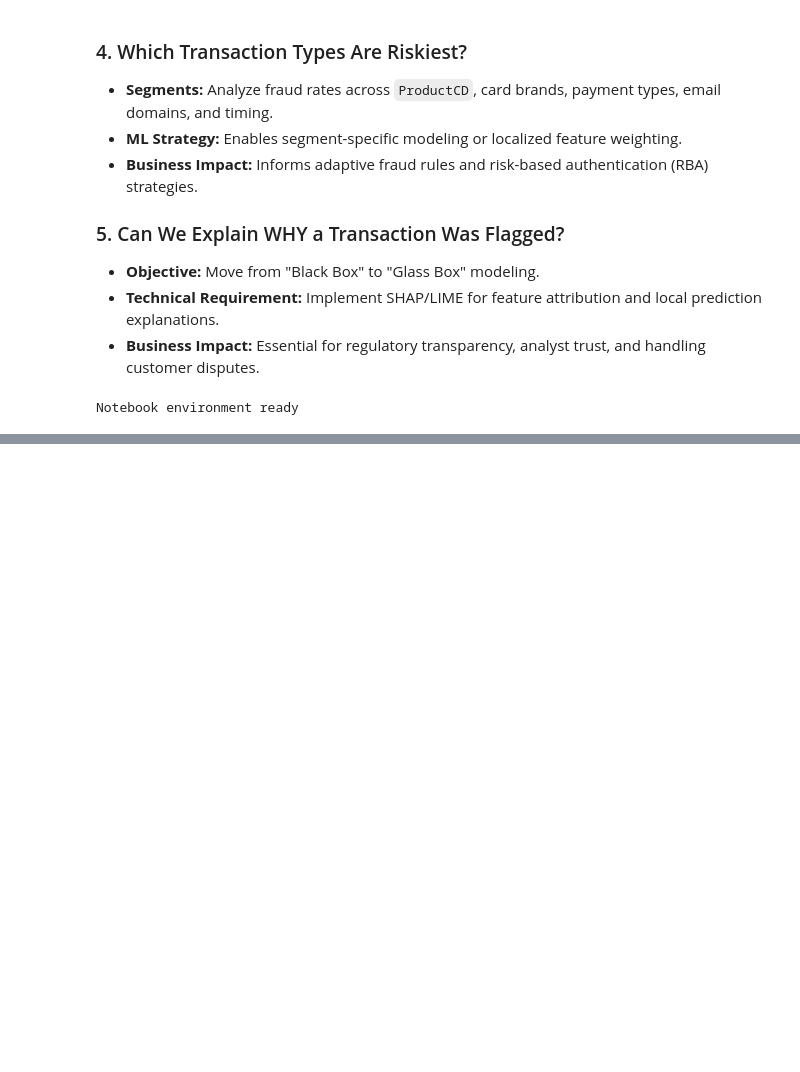
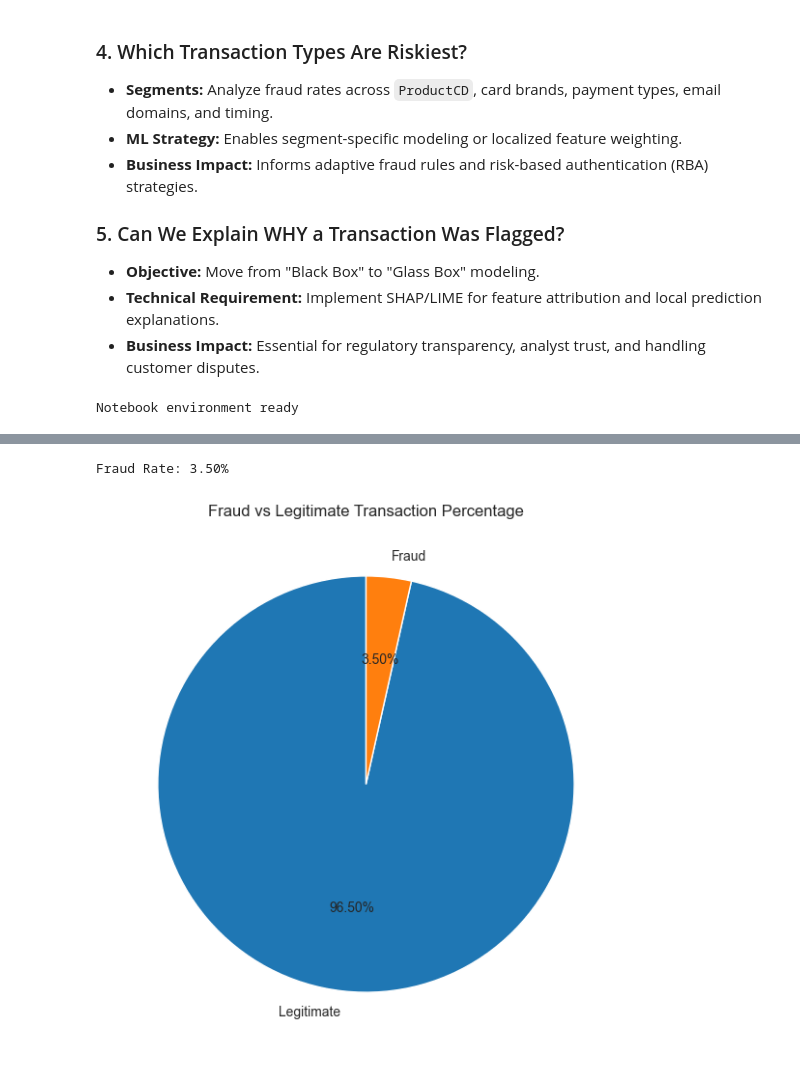
Before and after one commit to PM-1102/fraud-detection, a Jupyter notebook: notebooks/01_eda.ipynb, the cells around one changed output, grey strips where cells are left out. Cells and saved outputs as stored; diff of their text form; code cells hidden in the pictures; blank space fills up the shorter version.

```diff
--- a/notebooks/01_eda.ipynb
+++ b/notebooks/01_eda.ipynb
@@ -64,0 +313,35 @@ Notebook environment ready
+# %%
+# FRAUD RATE SUMMARY
+
+fraud_percentage = (
+    df['isFraud'].mean() * 100
+)
+
+print(f"Fraud Rate: {fraud_percentage:.2f}%")
+# %% [output]
+Fraud Rate: 3.50%
+# %%
+# FRAUD PERCENTAGE PIE CHART
+
+class_percentages = (
+    df['isFraud']
+    .value_counts(normalize=True)
+    * 100
+)
+
+plt.figure(figsize=(7, 7))
+
+plt.pie(
+    class_percentages,
+    labels=['Legitimate', 'Fraud'],
+    autopct='%1.2f%%',
+    startangle=90
+)
+
+plt.title(
+    'Fraud vs Legitimate Transaction Percentage'
+)
+
+plt.show()
+# %% [output]
+[figure, added]
```
Also changed, not shown: parts of 120 cells of this notebook.
